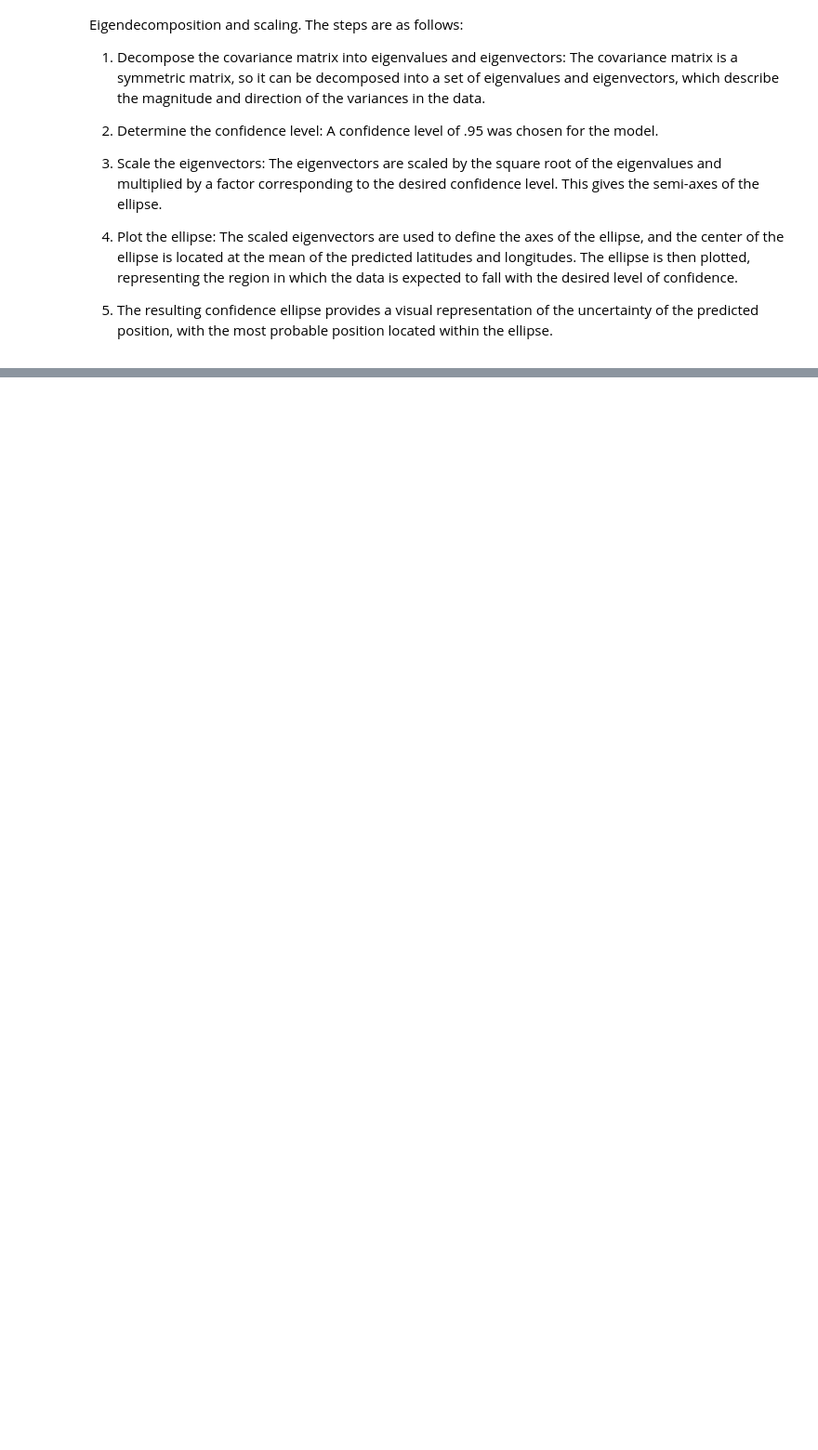
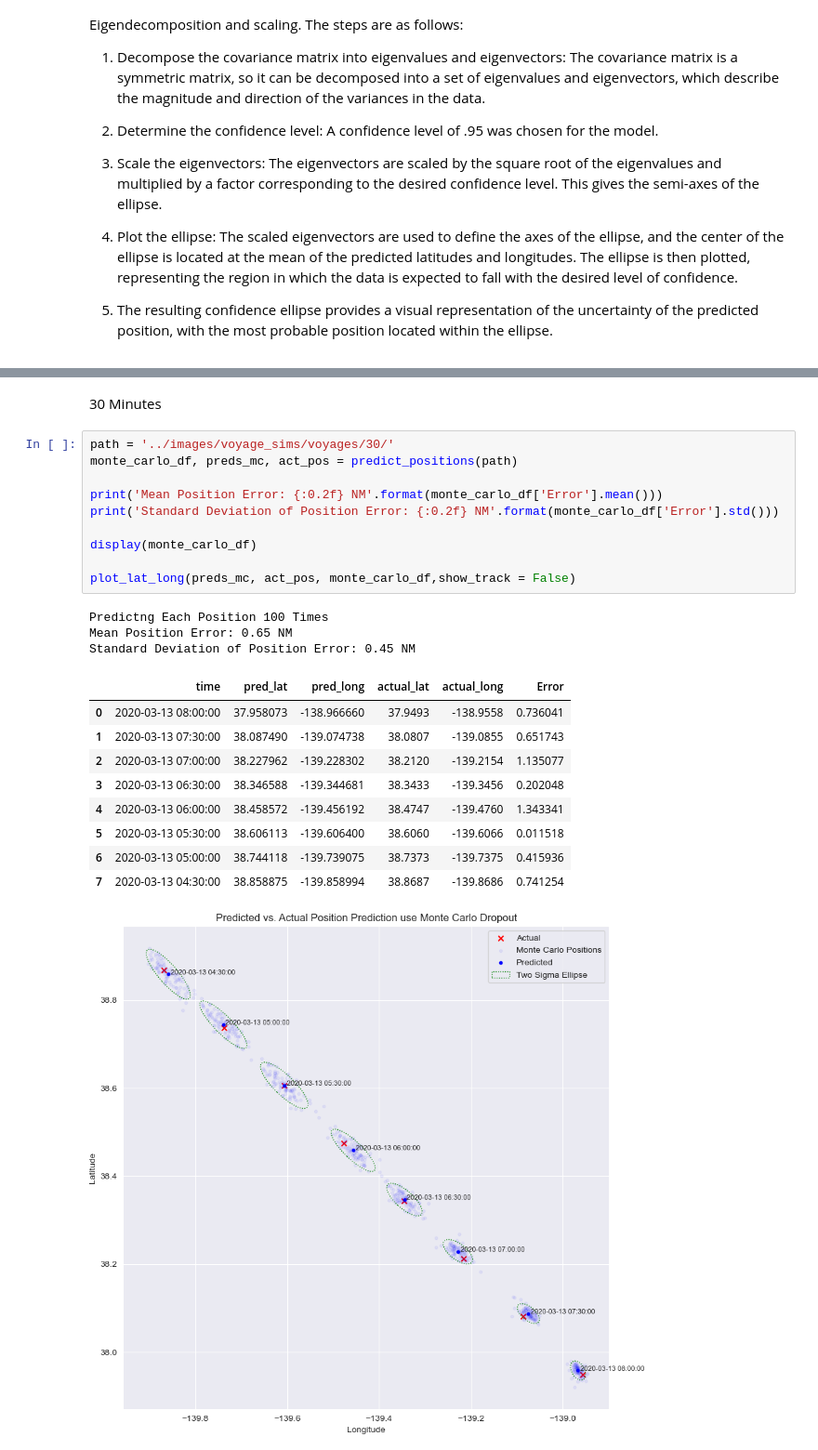
Before and after one commit to AlexSpradling/Deep-Learning-Celestial-Navigation, a Jupyter notebook: code/modeling_notebook.ipynb, the cells around one changed output, grey strips where cells are left out. Shown at 93% size. Drawn from its saved outputs; the diff is of its cells as text; blank space fills up the shorter version.

```diff
--- a/code/modeling_notebook.ipynb
+++ b/code/modeling_notebook.ipynb
@@ -480,0 +341,26 @@ The production model predicts a position by iterating over an image of the sky 1
+# %% [markdown]
+30 Minutes
+# %%
+path = '../images/voyage_sims/voyages/30/'
+monte_carlo_df, preds_mc, act_pos = predict_positions(path)
+
+print('Mean Position Error: {:0.2f} NM'.format(monte_carlo_df['Error'].mean()))
+print('Standard Deviation of Position Error: {:0.2f} NM'.format(monte_carlo_df['Error'].std()))
+
+display(monte_carlo_df)
+
+plot_lat_long(preds_mc, act_pos, monte_carlo_df,show_track = False)
+# %% [output]
+Predictng Each Position 100 Times
+Mean Position Error: 0.65 NM
+Standard Deviation of Position Error: 0.45 NM
+|  | time | pred_lat | pred_long | actual_lat | actual_long | Error |
+| 0 | 2020-03-13 08:00:00 | 37.958073 | -138.966660 | 37.9493 | -138.9558 | 0.736041 |
+| 1 | 2020-03-13 07:30:00 | 38.087490 | -139.074738 | 38.0807 | -139.0855 | 0.651743 |
+| 2 | 2020-03-13 07:00:00 | 38.227962 | -139.228302 | 38.2120 | -139.2154 | 1.135077 |
+| 3 | 2020-03-13 06:30:00 | 38.346588 | -139.344681 | 38.3433 | -139.3456 | 0.202048 |
+| 4 | 2020-03-13 06:00:00 | 38.458572 | -139.456192 | 38.4747 | -139.4760 | 1.343341 |
+| 5 | 2020-03-13 05:30:00 | 38.606113 | -139.606400 | 38.6060 | -139.6066 | 0.011518 |
+| 6 | 2020-03-13 05:00:00 | 38.744118 | -139.739075 | 38.7373 | -139.7375 | 0.415936 |
+| 7 | 2020-03-13 04:30:00 | 38.858875 | -139.858994 | 38.8687 | -139.8686 | 0.741254 |
+[figure, added]
```
Also changed, not shown: parts of 17 cells of this notebook.
